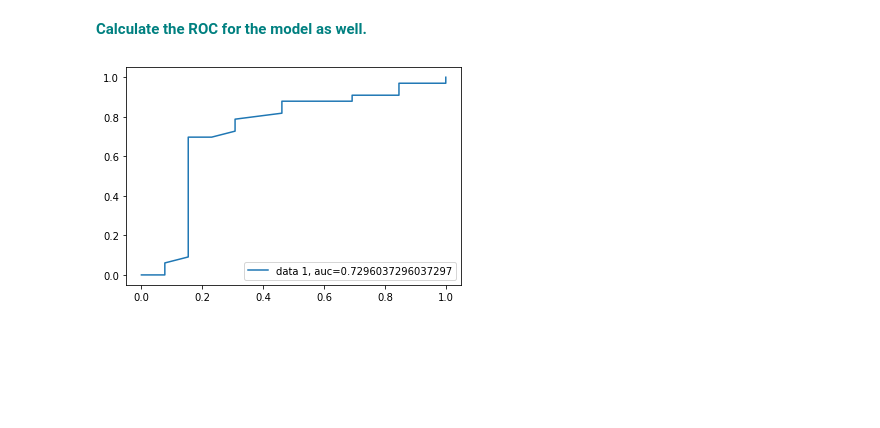
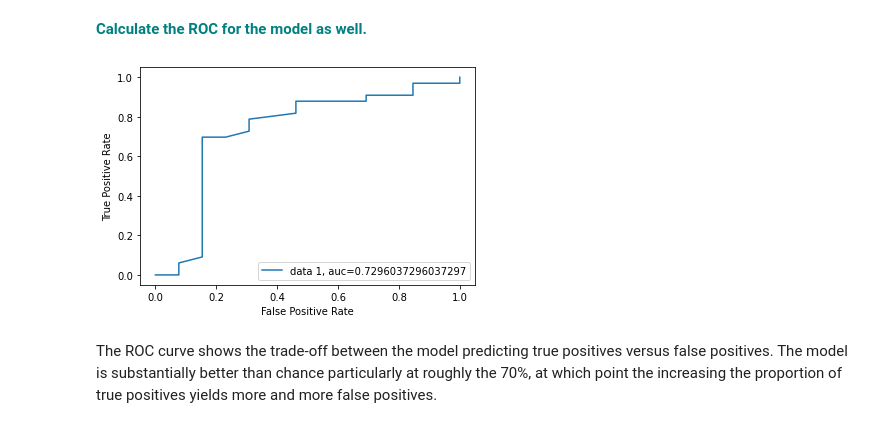
Before and after one commit to jdc17/Data-Science-Career-Track, a Jupyter notebook: Gradient Boosting Case Study.ipynb, the cells around one changed output. Drawn from its saved outputs; the diff is of its cells as text; code cells hidden in the pictures; blank space fills up the shorter version.

```diff
--- a/Gradient Boosting Case Study.ipynb
+++ b/Gradient Boosting Case Study.ipynb
@@ -263,11 +263,15 @@ ax.xaxis.set_ticklabels(['False', 'True']); ax.yaxis.set_ticklabels(['False', 'T
 # %%
 from sklearn import metrics
 
 y_pred_proba = gb.predict_proba(X_test)[::,1]
 fpr, tpr, _ = metrics.roc_curve(y_test,  y_pred_proba)
 auc = metrics.roc_auc_score(y_test, y_pred_proba)
 plt.plot(fpr,tpr,label="data 1, auc="+str(auc))
 plt.legend(loc=4)
+plt.ylabel('True Positive Rate')
+plt.xlabel('False Positive Rate')
 plt.show()
 # %% [output]
-[figure, old version]
+[figure, new version]
+# %% [markdown]
+The ROC curve shows the trade-off between the model predicting true positives versus false positives.  The model is substantially better than chance particularly at roughly the 70%, at which point the increasing the proportion of true positives yields more and more false positives.
```
